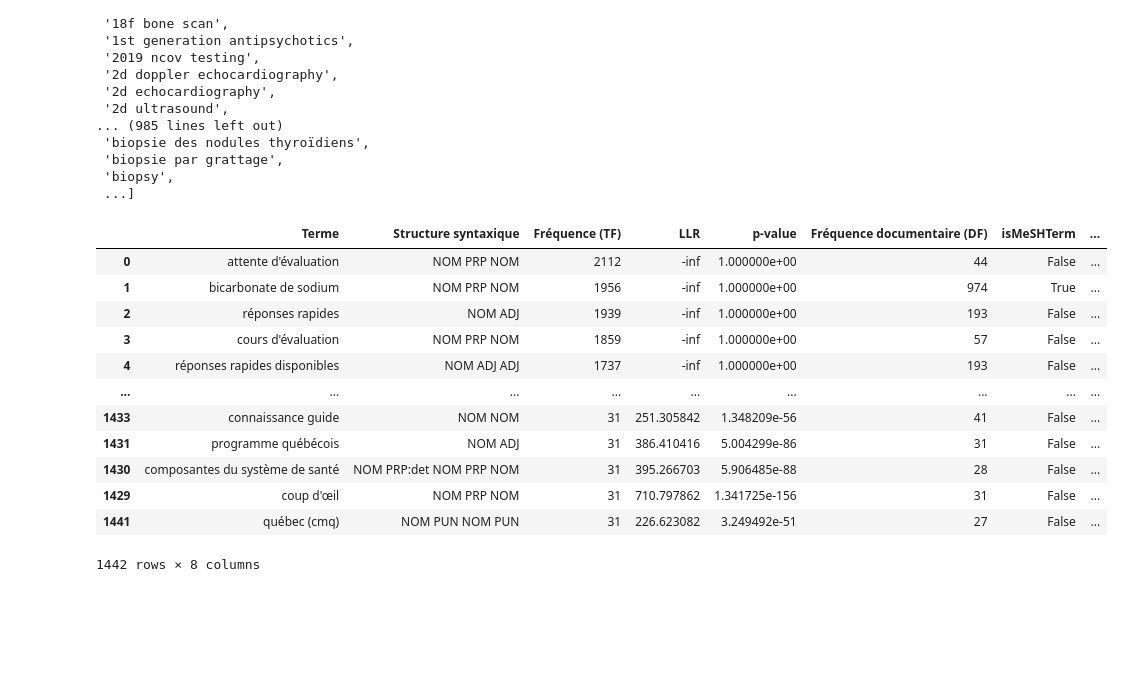
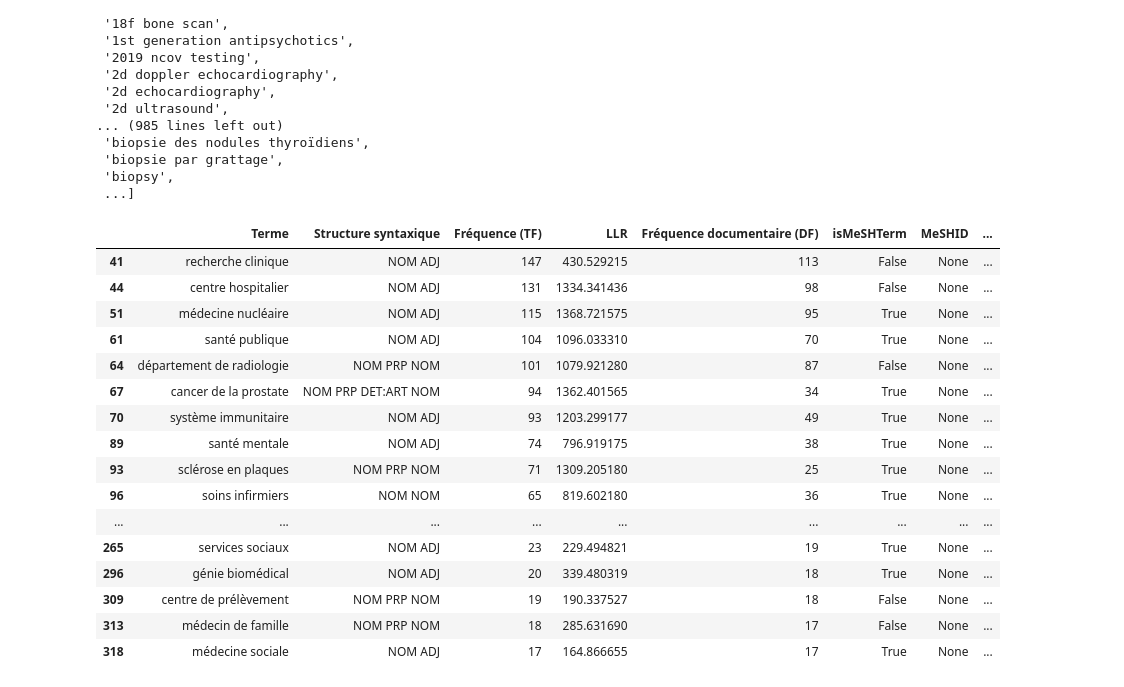
Before and after one commit to Camille-Demers/text-mining-project, a Jupyter notebook: 00-Jupyter-Notebooks/2_Prétraitement.ipynb, the cells around one changed output. Saved outputs shown, nothing was run; the diff lists cells and outputs as text; code cells hidden in the pictures; blank space fills up the shorter version.

```diff
--- a/00-Jupyter-Notebooks/2_Prétraitement.ipynb
+++ b/00-Jupyter-Notebooks/2_Prétraitement.ipynb
@@ -663,4 +663,4 @@ else:
 
 df.to_csv(output_path)
 
-df
+df = df.drop(columns=['p-value'])
@@ -811,5 +796,7 @@ Termes d'intérêt :
 # %% [markdown]
 ### **Extraction de termes MeSH**
 # %%
-df['isMeSHTerm']= 'False' # On set à False puis on va changer pour True si on trouve le terme
-df
+df['isMeSHTerm']= False # On set à False puis on va changer pour True si on trouve le terme
+df['MeSHID'] = None
+df['MesH_prefLabel_fr'] = None
+df['MesH_prefLabel_en'] = None
@@ -858,6 +815,6 @@ df
 # %%
 for t in extr_mesh:
     if t in mesh:
-        df.loc[df['Terme'] == t, 'isMeSHTerm'] = 'True'
+        df.loc[df['Terme'] == t, 'isMeSHTerm'] = True
 df
 # %% [output]
@@ -915,9 +861,9 @@ file_path = '../04-filtrage/default_taxo_labels.csv'
 
 with open(file_path, 'r', encoding='utf-8') as f:
     default = read_csv(f, sep=';')
-    labels = list(dict.fromkeys([str(t).strip().lower() for t in default['Label'].tolist()]))
+    taxo_terms = list(dict.fromkeys([str(t).strip().lower() for t in default['Label'].tolist()]))
 
-labels
+taxo_terms
 # %% [output]
 ['1 on 1 support',
  '10 weeks and less ultrasound',
@@ -938,20 +884,24 @@ labels
  ...]
 # %%
 for t in df['Terme'].tolist():
-    if t in labels:
-        df.loc[df['Terme'] == t, 'isTaxoTerm'] = 'True'
-df
+    if t in taxo_terms:
+        df.loc[df['Terme'] == t, 'isTaxoTerm'] = True
+df[df['isTaxoTerm'] == True]
 # %% [output]
-|  | Terme | Structure syntaxique | Fréquence (TF) | LLR | p-value | Fréquence documentaire (DF) | isMeSHTerm | ... |
-| 0 | attente d'évaluation | NOM PRP NOM | 2112 | -inf | 1.000000e+00 | 44 | False | ... |
-| 1 | bicarbonate de sodium | NOM PRP NOM | 1956 | -inf | 1.000000e+00 | 974 | True | ... |
-| 2 | réponses rapides | NOM ADJ | 1939 | -inf | 1.000000e+00 | 193 | False | ... |
-| 3 | cours d'évaluation | NOM PRP NOM | 1859 | -inf | 1.000000e+00 | 57 | False | ... |
-| 4 | réponses rapides disponibles | NOM ADJ ADJ | 1737 | -inf | 1.000000e+00 | 193 | False | ... |
+|  | Terme | Structure syntaxique | Fréquence (TF) | LLR | Fréquence documentaire (DF) | isMeSHTerm | MeSHID | ... |
+| 41 | recherche clinique | NOM ADJ | 147 | 430.529215 | 113 | False | None | ... |
+| 44 | centre hospitalier | NOM ADJ | 131 | 1334.341436 | 98 | False | None | ... |
+| 51 | médecine nucléaire | NOM ADJ | 115 | 1368.721575 | 95 | True | None | ... |
+| 61 | santé publique | NOM ADJ | 104 | 1096.033310 | 70 | True | None | ... |
+| 64 | département de radiologie | NOM PRP NOM | 101 | 1079.921280 | 87 | False | None | ... |
+| 67 | cancer de la prostate | NOM PRP DET:ART NOM | 94 | 1362.401565 | 34 | True | None | ... |
+| 70 | système immunitaire | NOM ADJ | 93 | 1203.299177 | 49 | True | None | ... |
+| 89 | santé mentale | NOM ADJ | 74 | 796.919175 | 38 | True | None | ... |
+| 93 | sclérose en plaques | NOM PRP NOM | 71 | 1309.205180 | 25 | True | None | ... |
+| 96 | soins infirmiers | NOM NOM | 65 | 819.602180 | 36 | True | None | ... |
 | ... | ... | ... | ... | ... | ... | ... | ... | ... |
-| 1433 | connaissance guide | NOM NOM | 31 | 251.305842 | 1.348209e-56 | 41 | False | ... |
-| 1431 | programme québécois | NOM ADJ | 31 | 386.410416 | 5.004299e-86 | 31 | False | ... |
-| 1430 | composantes du système de santé | NOM PRP:det NOM PRP NOM | 31 | 395.266703 | 5.906485e-88 | 28 | False | ... |
-| 1429 | coup d'œil | NOM PRP NOM | 31 | 710.797862 | 1.341725e-156 | 31 | False | ... |
-| 1441 | québec (cmq) | NOM PUN NOM PUN | 31 | 226.623082 | 3.249492e-51 | 27 | False | ... |
+| 265 | services sociaux | NOM ADJ | 23 | 229.494821 | 19 | True | None | ... |
+| 296 | génie biomédical | NOM ADJ | 20 | 339.480319 | 18 | True | None | ... |
+| 309 | centre de prélèvement | NOM PRP NOM | 19 | 190.337527 | 18 | False | None | ... |
+| 313 | médecin de famille | NOM PRP NOM | 18 | 285.631690 | 17 | False | None | ... |
+| 318 | médecine sociale | NOM ADJ | 17 | 164.866655 | 17 | True | None | ... |
-1442 rows × 8 columns
```
Also changed, not shown: parts of 64 cells of this notebook.
